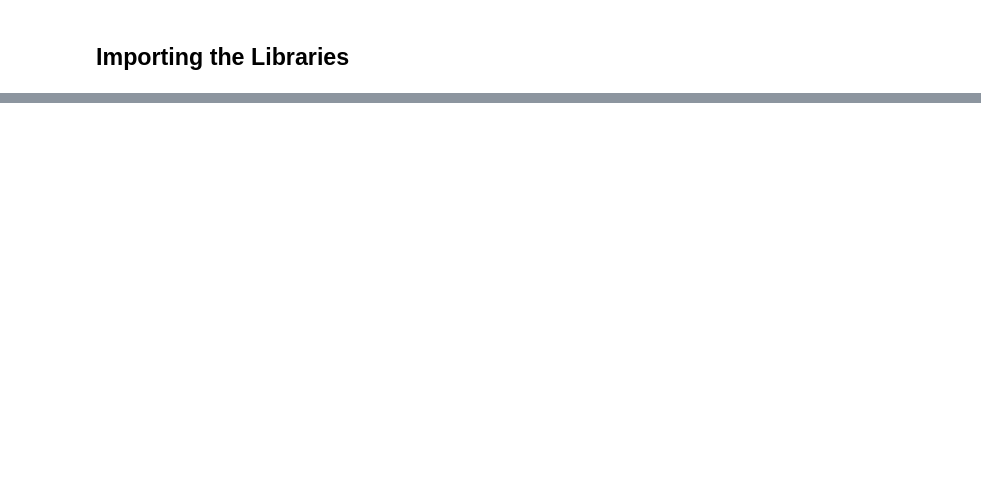
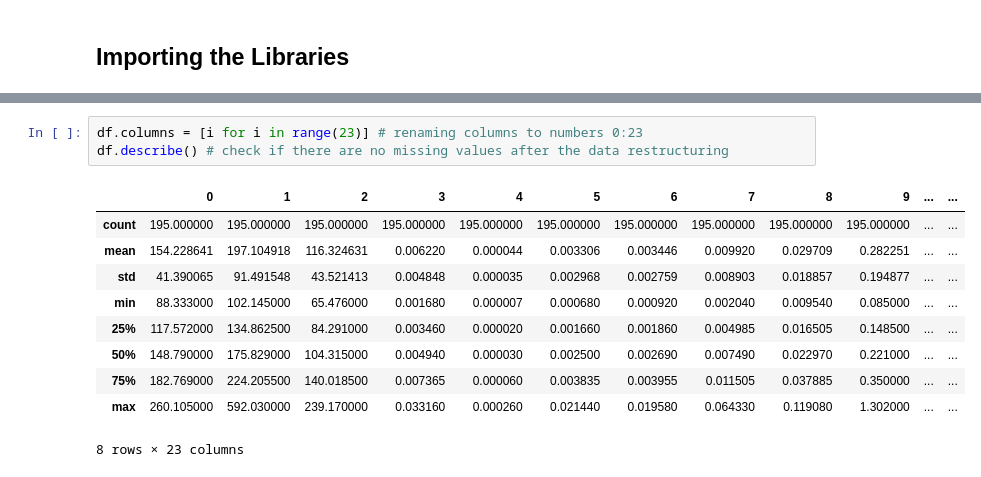
Before and after one commit to jwcn97/Parkinson-Disease-Repository, a Jupyter notebook: pd_data_analysis.ipynb, the cells around one changed output, grey strips where cells are left out. Drawn from its saved outputs; the diff is of its cells as text; blank space fills up the shorter version.

```diff
--- a/pd_data_analysis.ipynb
+++ b/pd_data_analysis.ipynb
@@ -37,0 +111,14 @@ import tensorflow as tf
+# %%
+df.columns = [i for i in range(23)] # renaming columns to numbers 0:23
+df.describe() # check if there are no missing values after the data restructuring
+# %% [output]
+|  | 0 | 1 | 2 | 3 | 4 | 5 | 6 | 7 | 8 | 9 | ... | ... |
+| count | 195.000000 | 195.000000 | 195.000000 | 195.000000 | 195.000000 | 195.000000 | 195.000000 | 195.000000 | 195.000000 | 195.000000 | ... | ... |
+| mean | 154.228641 | 197.104918 | 116.324631 | 0.006220 | 0.000044 | 0.003306 | 0.003446 | 0.009920 | 0.029709 | 0.282251 | ... | ... |
+| std | 41.390065 | 91.491548 | 43.521413 | 0.004848 | 0.000035 | 0.002968 | 0.002759 | 0.008903 | 0.018857 | 0.194877 | ... | ... |
+| min | 88.333000 | 102.145000 | 65.476000 | 0.001680 | 0.000007 | 0.000680 | 0.000920 | 0.002040 | 0.009540 | 0.085000 | ... | ... |
+| 25% | 117.572000 | 134.862500 | 84.291000 | 0.003460 | 0.000020 | 0.001660 | 0.001860 | 0.004985 | 0.016505 | 0.148500 | ... | ... |
+| 50% | 148.790000 | 175.829000 | 104.315000 | 0.004940 | 0.000030 | 0.002500 | 0.002690 | 0.007490 | 0.022970 | 0.221000 | ... | ... |
+| 75% | 182.769000 | 224.205500 | 140.018500 | 0.007365 | 0.000060 | 0.003835 | 0.003955 | 0.011505 | 0.037885 | 0.350000 | ... | ... |
+| max | 260.105000 | 592.030000 | 239.170000 | 0.033160 | 0.000260 | 0.021440 | 0.019580 | 0.064330 | 0.119080 | 1.302000 | ... | ... |
+8 rows × 23 columns
```
Also changed, not shown: parts of 45 cells of this notebook.
